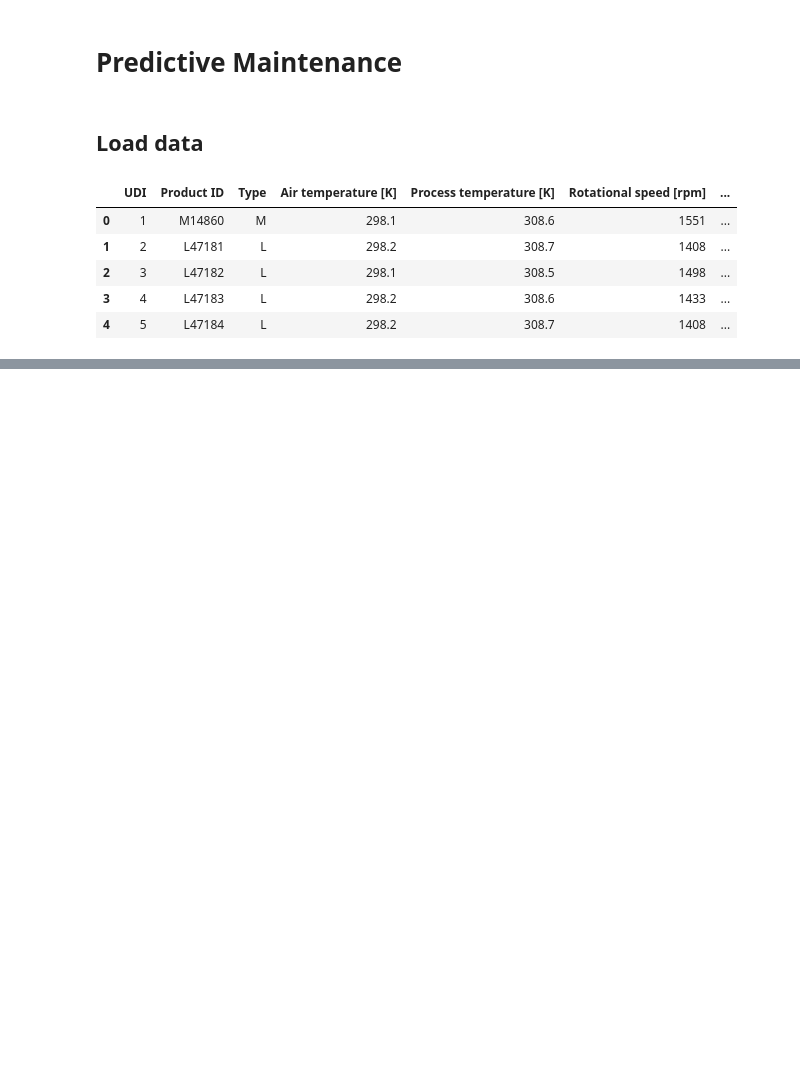
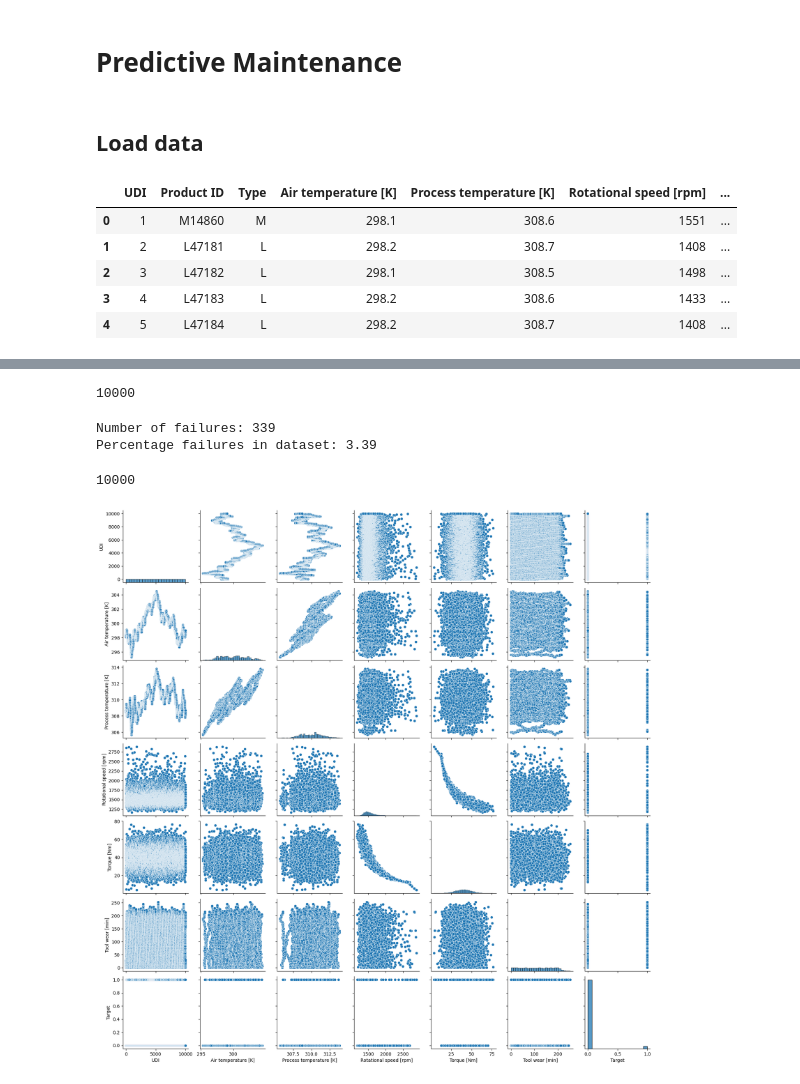
Before and after one commit to Liedjieboer/pred_maintenance, a Jupyter notebook: notebooks/EDA.ipynb, the cells around one changed output, grey strips where cells are left out. Cells and saved outputs as stored; diff of their text form; code cells hidden in the pictures; blank space fills up the shorter version.

```diff
--- a/notebooks/EDA.ipynb
+++ b/notebooks/EDA.ipynb
@@ -20,2 +23,3 @@ df.head()
 # %%
-df_binary = df.drop(colum)
+df_binary = df.drop(columns=["Failure Type"])
+df_binary.head()
@@ -21,0 +47,4 @@ df_binary = df.drop(colum)
+# %%
+df_binary["Target"].count()
+# %% [output]
+10000
@@ -21,0 +53,15 @@ df_binary = df.drop(colum)
+# %%
+print(f"Number of failures: {failure_count}")
+print(f"Percentage failures in dataset: {percentage_failures}")
+# %% [output]
+Number of failures: 339
+Percentage failures in dataset: 3.39
+# %%
+df_binary["Product ID"].nunique()
+# %% [output]
+10000
+# %%
+sns.pairplot(df_binary)
+plt.show()
+# %% [output]
+[figure, added]
```
Also changed, not shown: parts of 21 cells of this notebook.
